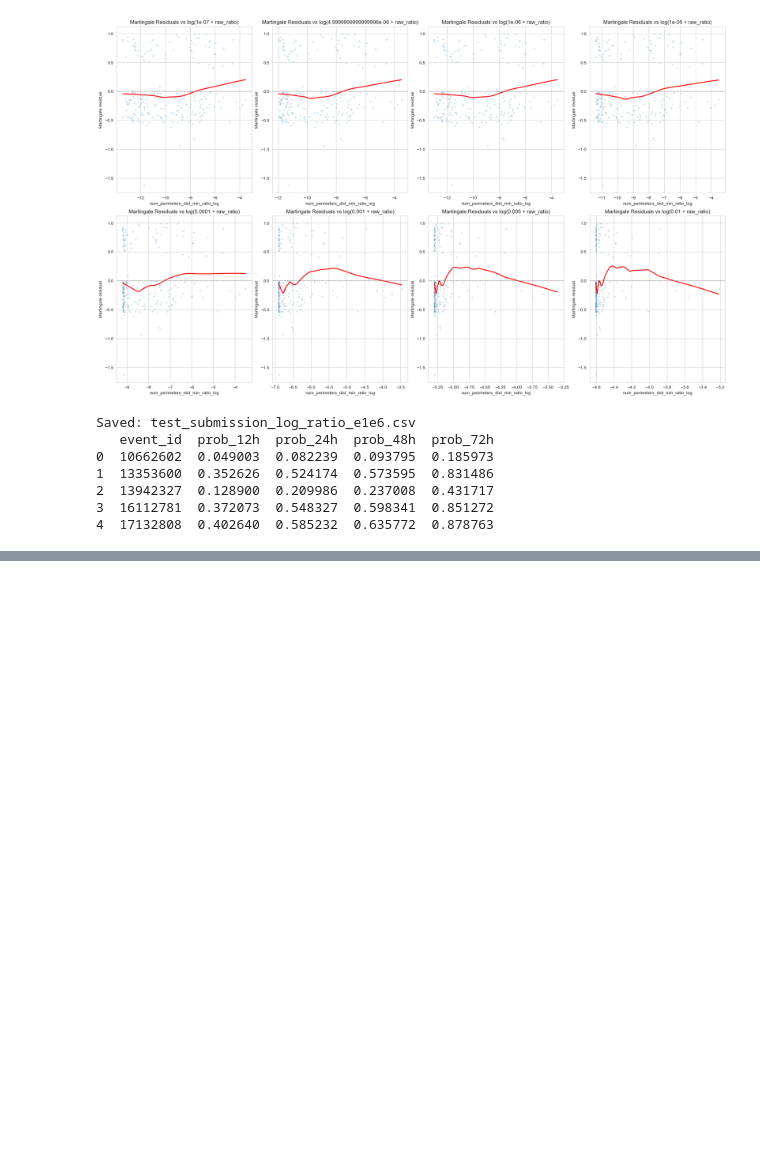
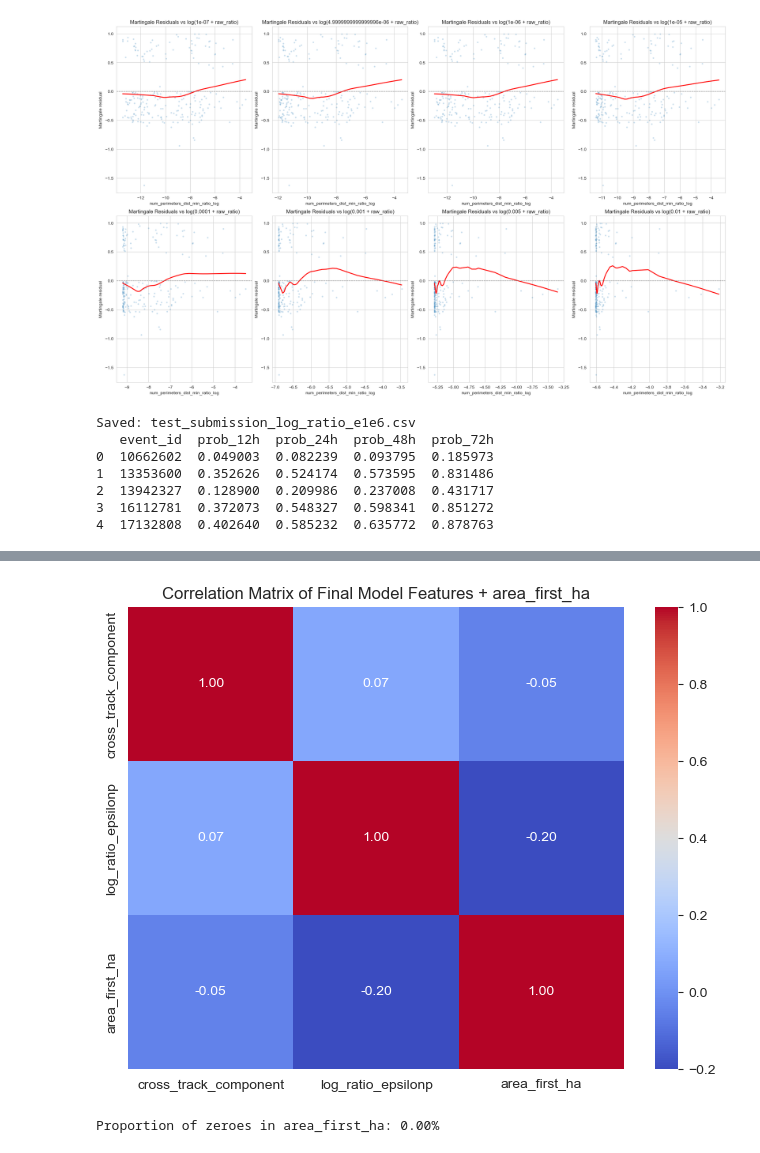
Before and after one commit to aydinkhan2005/Fire-Risk-Predictor, a Jupyter notebook: draft.ipynb, the cells around one changed output, grey strips where cells are left out. Saved outputs shown, nothing was run; the diff lists cells and outputs as text; code cells hidden in the pictures; blank space fills up the shorter version.

```diff
--- a/draft.ipynb
+++ b/draft.ipynb
@@ -870,0 +790,14 @@ max    0.085501  0.953656  0.055010  0.930436  0.669866  0.450349  0.187514
+# %%
+MODEL_FEATURES_TEST = MODEL_FEATURES + ['area_first_ha']
+# Check correlation of area_first_ha with the two features
+corr_matrix_test = train_sub[MODEL_FEATURES_TEST].corr()
+plt.figure(figsize=(8, 6))
+sns.heatmap(corr_matrix_test, annot=True, cmap='coolwarm', fmt='.2f')
+plt.title('Correlation Matrix of Final Model Features + area_first_ha')
+plt.show()
+# print the proportion of zeroes in the area_first_ha feature
+zero_proportion = (train_sub['area_first_ha'] == 0).mean()
+print(f"Proportion of zeroes in area_first_ha: {zero_proportion:.2%}")
+# %% [output]
+[figure, added]
+Proportion of zeroes in area_first_ha: 0.00%
```
Also changed, not shown: parts of 8 cells of this notebook, 1 other file.
